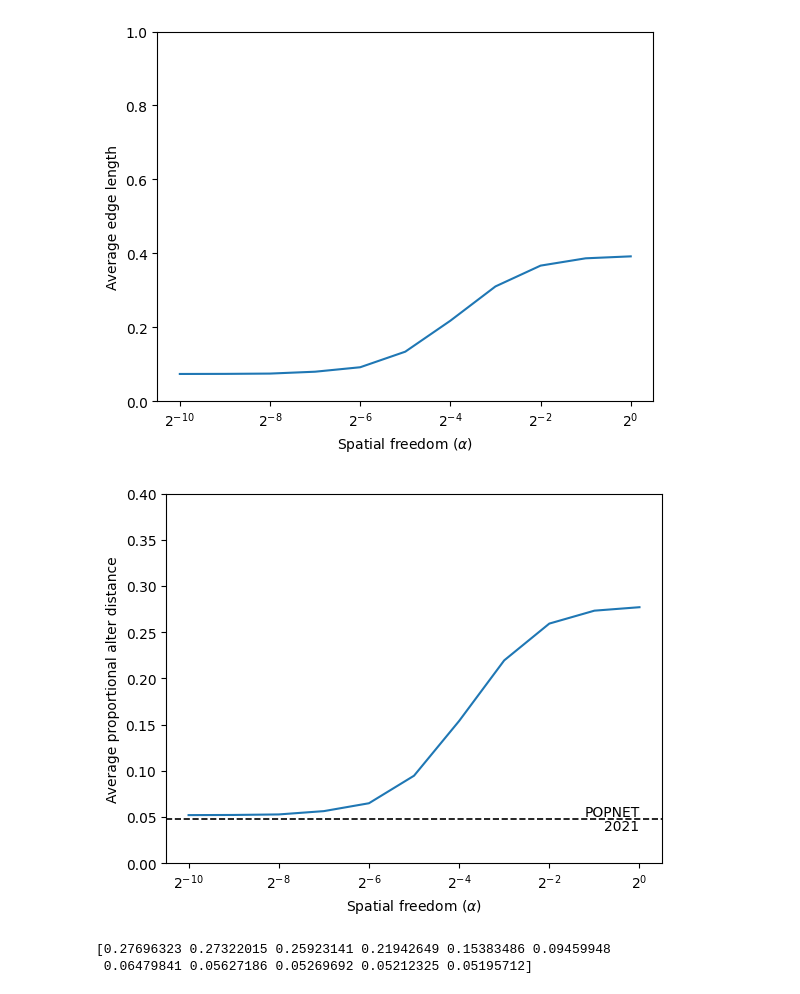
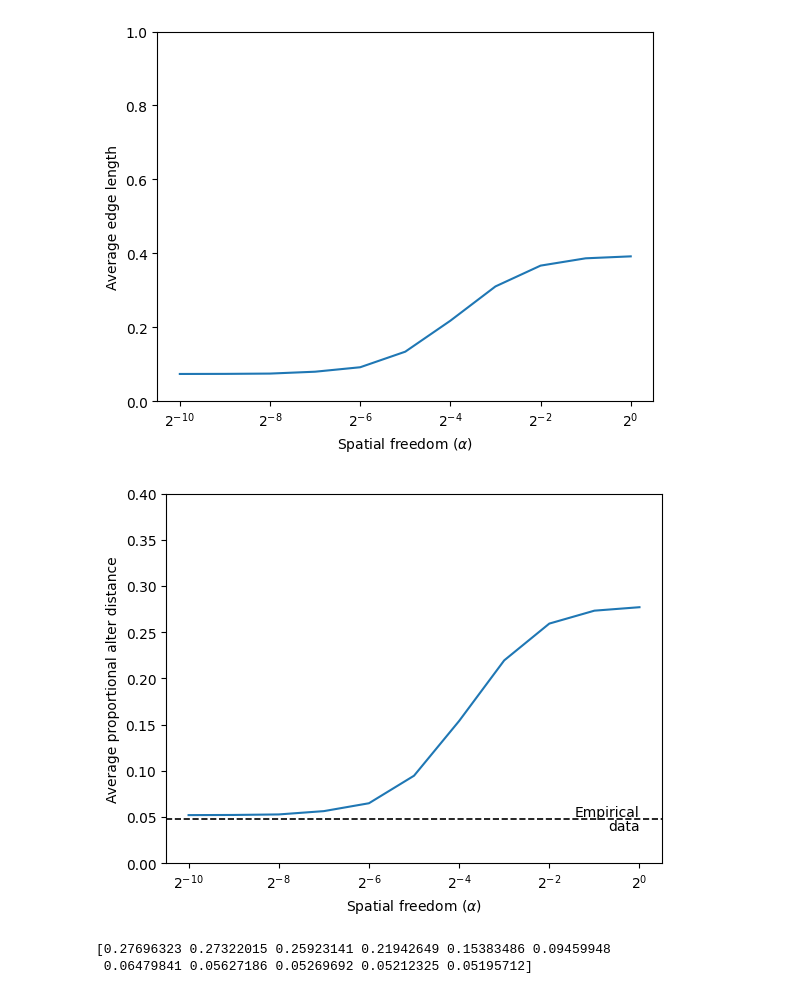
Before and after one commit to IrinaMonaEpure/MARS, a Jupyter notebook: notebooks/server_10k_truncated_aff_partial.ipynb, the cells around one changed output. Drawn from its saved outputs; the diff is of its cells as text; code cells hidden in the pictures.

Commit message:
Updated plots

```diff
--- a/notebooks/server_10k_truncated_aff_partial.ipynb
+++ b/notebooks/server_10k_truncated_aff_partial.ipynb
@@ -673,36 +673,36 @@ ax.axhline(
     linewidth=1.2,
 )
 
 ax.text(
     1,
     0.048,
-    "POPNET",
+    "Empirical",
     va="bottom",
     ha="right",
     fontsize=10,
 )
 
 ax.text(
     1,
     0.048,
-    "2021",
+    "data",
     va="top",
     ha="right",
     fontsize=10,
 )
 
 ax.set_xlabel(alpha_label)
 ax.set_ylabel(r"Average proportional alter distance")
 
 plt.savefig(
     plot_dir / "average_edge_length_over_sqrt2_vs_alpha.png",
     dpi=300,
     bbox_inches="tight",
 )
 
 plt.show()
 # %% [output]
-[figure, old version]
+[figure, new version]
 # %%
 # Will be used in closure plots
 avg_prop_alter_dist = means_norm
```
Also changed, not shown: parts of 2 cells of this notebook.
